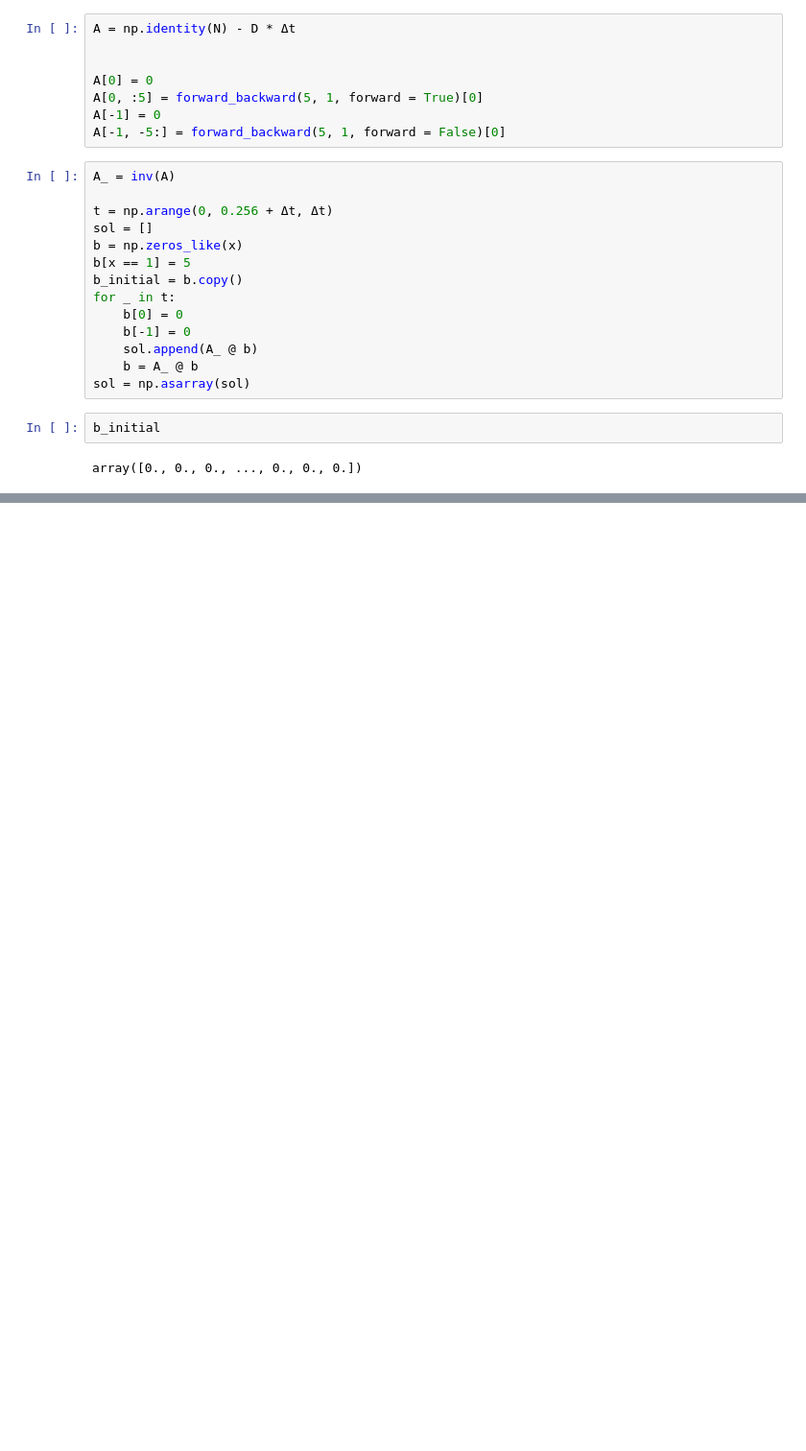
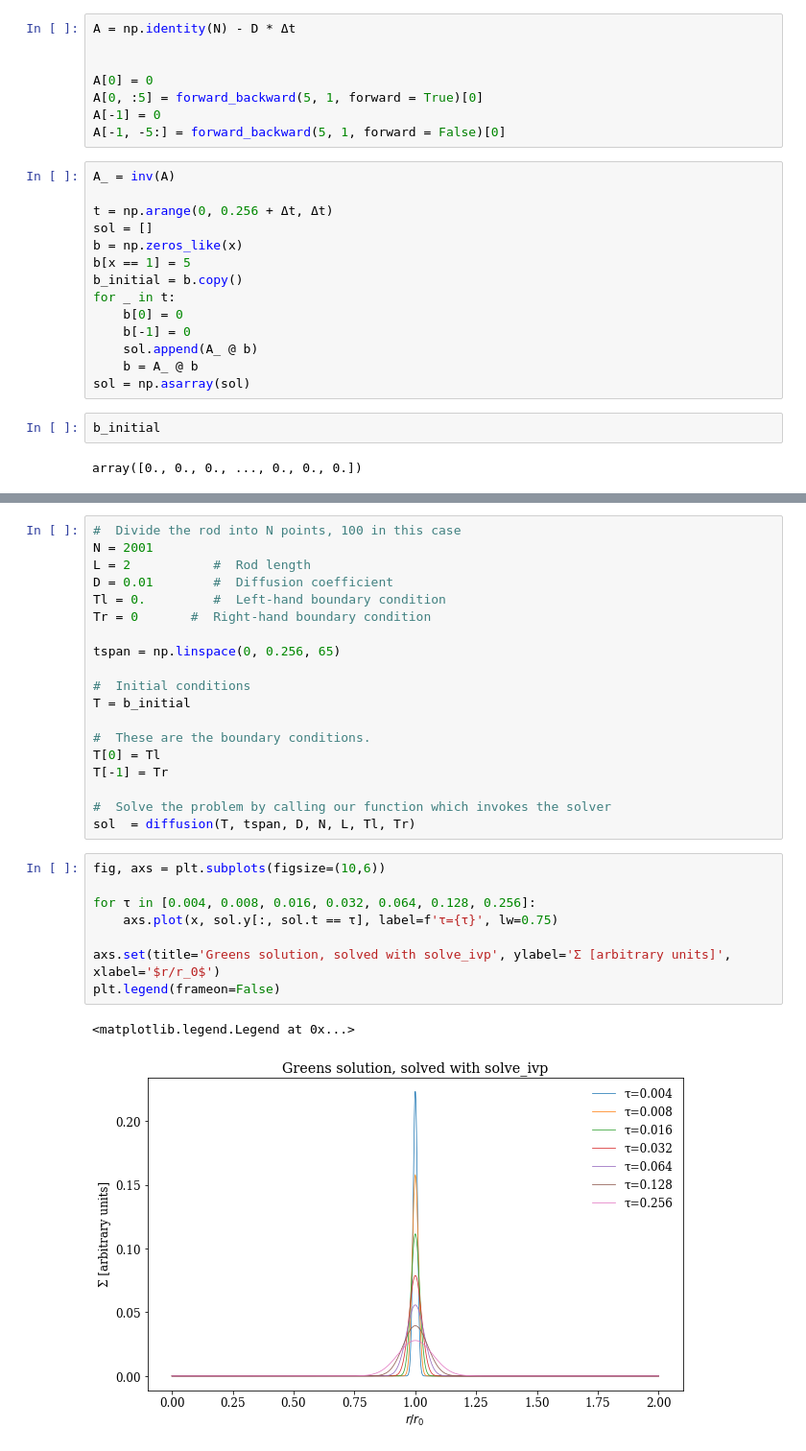
Before and after one commit to agent031/bachelor_code, a Jupyter notebook: Simple_solutions/evolution-greens_solultion.ipynb, the cells around one changed output, grey strips where cells are left out. Shown at 96% size. Drawn from its saved outputs; the diff is of its cells as text; blank space fills up the shorter version.

```diff
--- a/Simple_solutions/evolution-greens_solultion.ipynb
+++ b/Simple_solutions/evolution-greens_solultion.ipynb
@@ -95,0 +179,30 @@ plt.legend(frameon=False)
+# %%
+#  Divide the rod into N points, 100 in this case
+N = 2001
+L = 2           #  Rod length
+D = 0.01        #  Diffusion coefficient
+Tl = 0.         #  Left-hand boundary condition
+Tr = 0       #  Right-hand boundary condition
+
+tspan = np.linspace(0, 0.256, 65)
+
+#  Initial conditions
+T = b_initial
+
+#  These are the boundary conditions.
+T[0] = Tl
+T[-1] = Tr
+
+#  Solve the problem by calling our function which invokes the solver
+sol  = diffusion(T, tspan, D, N, L, Tl, Tr)
+# %%
+fig, axs = plt.subplots(figsize=(10,6))
+
+for τ in [0.004, 0.008, 0.016, 0.032, 0.064, 0.128, 0.256]:
+    axs.plot(x, sol.y[:, sol.t == τ], label=f'τ={τ}', lw=0.75)
+
+axs.set(title='Greens solution, solved with solve_ivp', ylabel='Σ [arbitrary units]', xlabel='$r/r_0$')
+plt.legend(frameon=False)
+# %% [output]
+<matplotlib.legend.Legend at 0x...>
+[figure, added]
```
Also changed, not shown: parts of 15 cells of this notebook.
